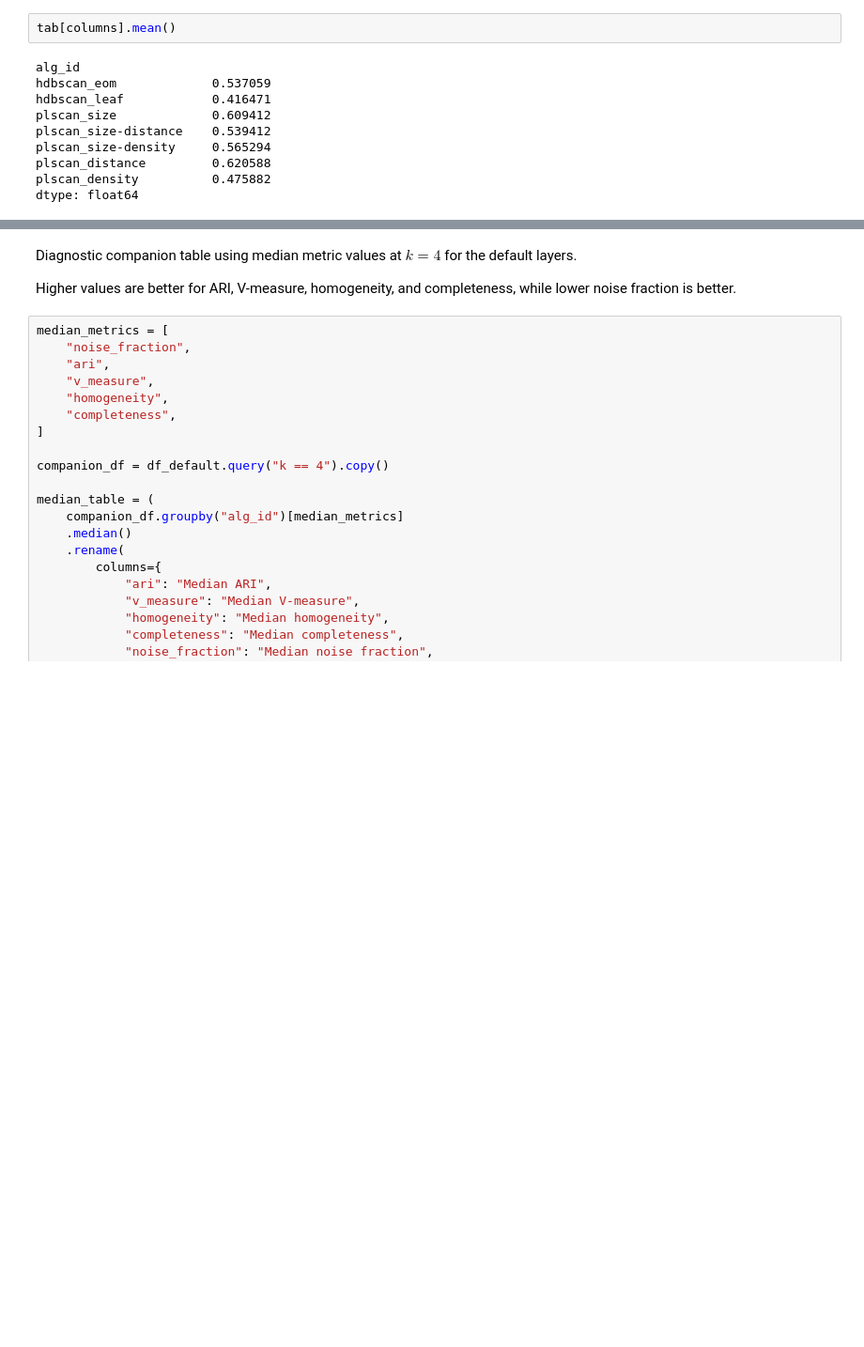
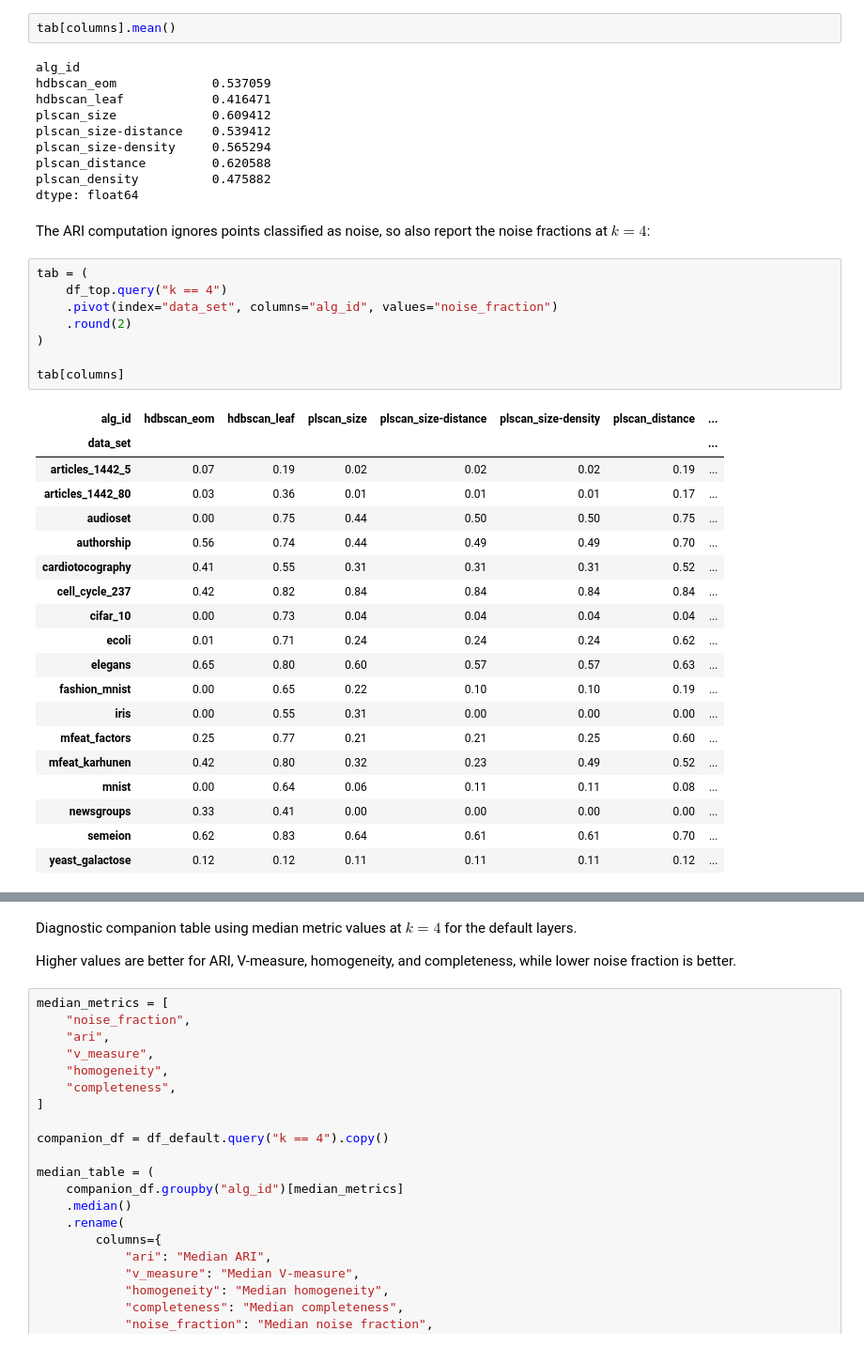
Before and after one commit to JelmerBot/fast_plscan, a Jupyter notebook: docs/demo_parameter_sensitivity.ipynb, the cells around one changed output, grey strips where cells are left out. Shown at 94% size. Cells and saved outputs as stored; diff of their text form; blank space fills up the shorter version.

```diff
--- a/docs/demo_parameter_sensitivity.ipynb
+++ b/docs/demo_parameter_sensitivity.ipynb
@@ -538,3 +531,33 @@ plscan_size-density     0.565294
 plscan_distance         0.620588
 plscan_density          0.475882
 dtype: float64
+# %% [markdown]
+The ARI computation ignores points classified as noise, so also report the noise fractions at $k=4$:
+# %%
+tab = (
+    df_top.query("k == 4")
+    .pivot(index="data_set", columns="alg_id", values="noise_fraction")
+    .round(2)
+)
+
+tab[columns]
+# %% [output]
+| alg_id | hdbscan_eom | hdbscan_leaf | plscan_size | plscan_size-distance | plscan_size-density | plscan_distance | ... |
+| data_set |  |  |  |  |  |  | ... |
+| articles_1442_5 | 0.07 | 0.19 | 0.02 | 0.02 | 0.02 | 0.19 | ... |
+| articles_1442_80 | 0.03 | 0.36 | 0.01 | 0.01 | 0.01 | 0.17 | ... |
+| audioset | 0.00 | 0.75 | 0.44 | 0.50 | 0.50 | 0.75 | ... |
+| authorship | 0.56 | 0.74 | 0.44 | 0.49 | 0.49 | 0.70 | ... |
+| cardiotocography | 0.41 | 0.55 | 0.31 | 0.31 | 0.31 | 0.52 | ... |
+| cell_cycle_237 | 0.42 | 0.82 | 0.84 | 0.84 | 0.84 | 0.84 | ... |
+| cifar_10 | 0.00 | 0.73 | 0.04 | 0.04 | 0.04 | 0.04 | ... |
+| ecoli | 0.01 | 0.71 | 0.24 | 0.24 | 0.24 | 0.62 | ... |
+| elegans | 0.65 | 0.80 | 0.60 | 0.57 | 0.57 | 0.63 | ... |
+| fashion_mnist | 0.00 | 0.65 | 0.22 | 0.10 | 0.10 | 0.19 | ... |
+| iris | 0.00 | 0.55 | 0.31 | 0.00 | 0.00 | 0.00 | ... |
+| mfeat_factors | 0.25 | 0.77 | 0.21 | 0.21 | 0.25 | 0.60 | ... |
+| mfeat_karhunen | 0.42 | 0.80 | 0.32 | 0.23 | 0.49 | 0.52 | ... |
+| mnist | 0.00 | 0.64 | 0.06 | 0.11 | 0.11 | 0.08 | ... |
+| newsgroups | 0.33 | 0.41 | 0.00 | 0.00 | 0.00 | 0.00 | ... |
+| semeion | 0.62 | 0.83 | 0.64 | 0.61 | 0.61 | 0.70 | ... |
+| yeast_galactose | 0.12 | 0.12 | 0.11 | 0.11 | 0.11 | 0.12 | ... |
```
Also changed, not shown: parts of 5 cells of this notebook, 22 other files.
